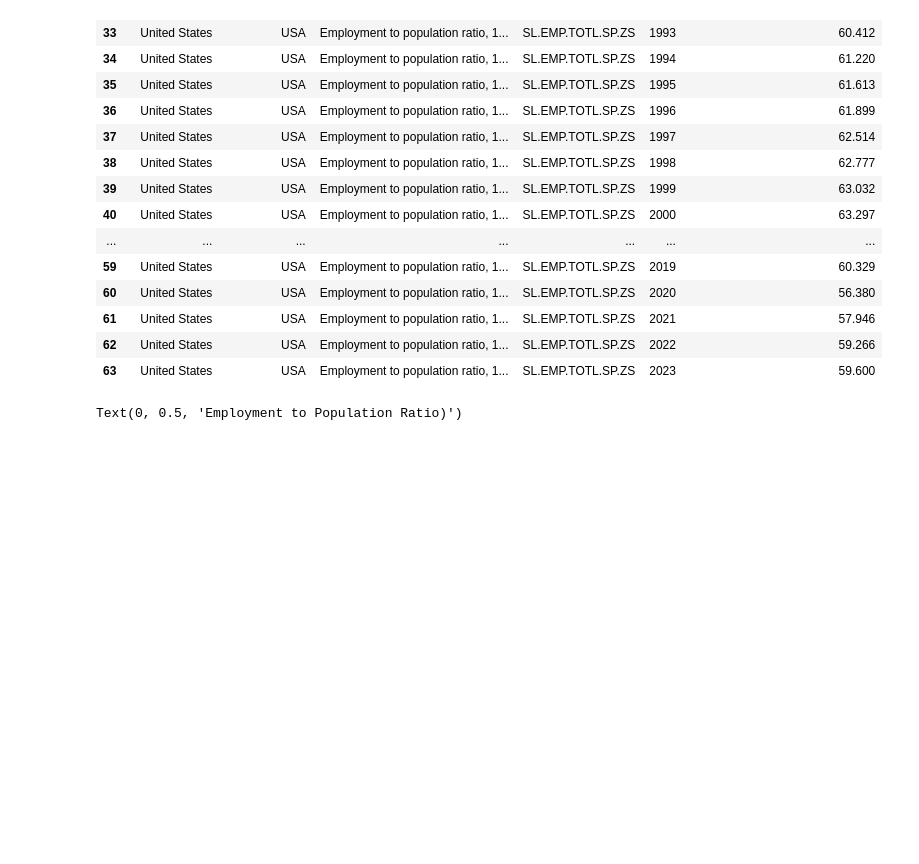
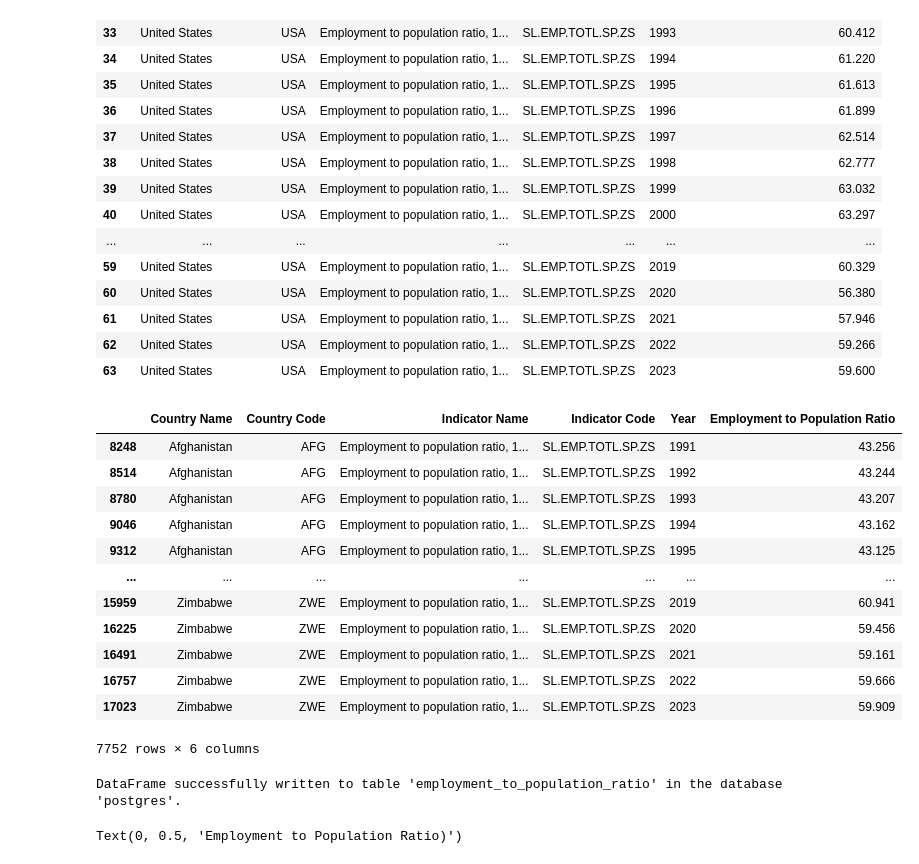
Before and after one commit to JasmineLiu2026/qtm350-final-project, a Jupyter notebook: scripts/data_analysis.ipynb, the cells around one changed output. Cells and saved outputs as stored; diff of their text form; code cells hidden in the pictures; blank space fills up the shorter version.

```diff
--- a/scripts/data_analysis.ipynb
+++ b/scripts/data_analysis.ipynb
@@ -236,0 +354,3 @@ df_d_e = pd.read_csv("/Users/jasmineliu/Downloads/QTM350/Final project/dataset/e
+# %%
+df_mc_e = pd.read_csv("/Users/joyasushibun/Documents/qtm350-final-project/datasets/metadata_countries.csv")
+df_d_e = pd.read_csv("/Users/joyasushibun/Documents/qtm350-final-project/datasets/employment.csv")
@@ -271,6 +400,58 @@ df_d_melted_3
 | 61 | United States | USA | Employment to population ratio, 1... | SL.EMP.TOTL.SP.ZS | 2021 | 57.946 |
 | 62 | United States | USA | Employment to population ratio, 1... | SL.EMP.TOTL.SP.ZS | 2022 | 59.266 |
 | 63 | United States | USA | Employment to population ratio, 1... | SL.EMP.TOTL.SP.ZS | 2023 | 59.600 |
+# %%
+df_d_melted_all_3 = df_d_e.melt(
+    id_vars=['Country Name', 'Country Code', 'Indicator Name', 'Indicator Code'],
+    var_name='Year',
+    value_name='Employment to Population Ratio'
+)
+
+
+df_d_melted_all_3 = df_d_melted_all_3.dropna(subset=['Employment to Population Ratio'])
+
+
+df_d_melted_all_3['Year'] = df_d_melted_all_3['Year'].astype(int)
+
+
+df_d_melted_3_all = df_d_melted_all_3.sort_values(by=['Country Name', 'Year'])
+df_d_melted_3_all
+# %% [output]
+|  | Country Name | Country Code | Indicator Name | Indicator Code | Year | Employment to Population Ratio |
+| 8248 | Afghanistan | AFG | Employment to population ratio, 1... | SL.EMP.TOTL.SP.ZS | 1991 | 43.256 |
+| 8514 | Afghanistan | AFG | Employment to population ratio, 1... | SL.EMP.TOTL.SP.ZS | 1992 | 43.244 |
+| 8780 | Afghanistan | AFG | Employment to population ratio, 1... | SL.EMP.TOTL.SP.ZS | 1993 | 43.207 |
+| 9046 | Afghanistan | AFG | Employment to population ratio, 1... | SL.EMP.TOTL.SP.ZS | 1994 | 43.162 |
+| 9312 | Afghanistan | AFG | Employment to population ratio, 1... | SL.EMP.TOTL.SP.ZS | 1995 | 43.125 |
+| ... | ... | ... | ... | ... | ... | ... |
+| 15959 | Zimbabwe | ZWE | Employment to population ratio, 1... | SL.EMP.TOTL.SP.ZS | 2019 | 60.941 |
+| 16225 | Zimbabwe | ZWE | Employment to population ratio, 1... | SL.EMP.TOTL.SP.ZS | 2020 | 59.456 |
+| 16491 | Zimbabwe | ZWE | Employment to population ratio, 1... | SL.EMP.TOTL.SP.ZS | 2021 | 59.161 |
+| 16757 | Zimbabwe | ZWE | Employment to population ratio, 1... | SL.EMP.TOTL.SP.ZS | 2022 | 59.666 |
+| 17023 | Zimbabwe | ZWE | Employment to population ratio, 1... | SL.EMP.TOTL.SP.ZS | 2023 | 59.909 |
+7752 rows × 6 columns
+# %%
+df_d_melted_all_3.columns = (
+    df_d_melted_3_all.columns
+    .str.strip()
+    .str.replace(' ', '_')
+    .str.replace(r'[^\w]', '')
+)
+
+table_name = "employment_to_population_ratio"
+
+try:
+    df_d_melted_3_all.to_sql(
+        name=table_name,
+        con=engine,
+        if_exists='replace',
+        index=False
+    )
+    print(f"DataFrame successfully written to table '{table_name}' in the database '{db_name}'.")
+except Exception as e:
+    print(f"An error occurred: {e}")
+# %% [output]
+DataFrame successfully written to table 'employment_to_population_ratio' in the database 'postgres'.
 # %%
 plt.figure(figsize=(14, 7))
 plt.plot(df_d_melted_3['Year'], df_d_melted_3['Employment to Population Ratio'])
```
Also changed, not shown: parts of 21 cells of this notebook.
